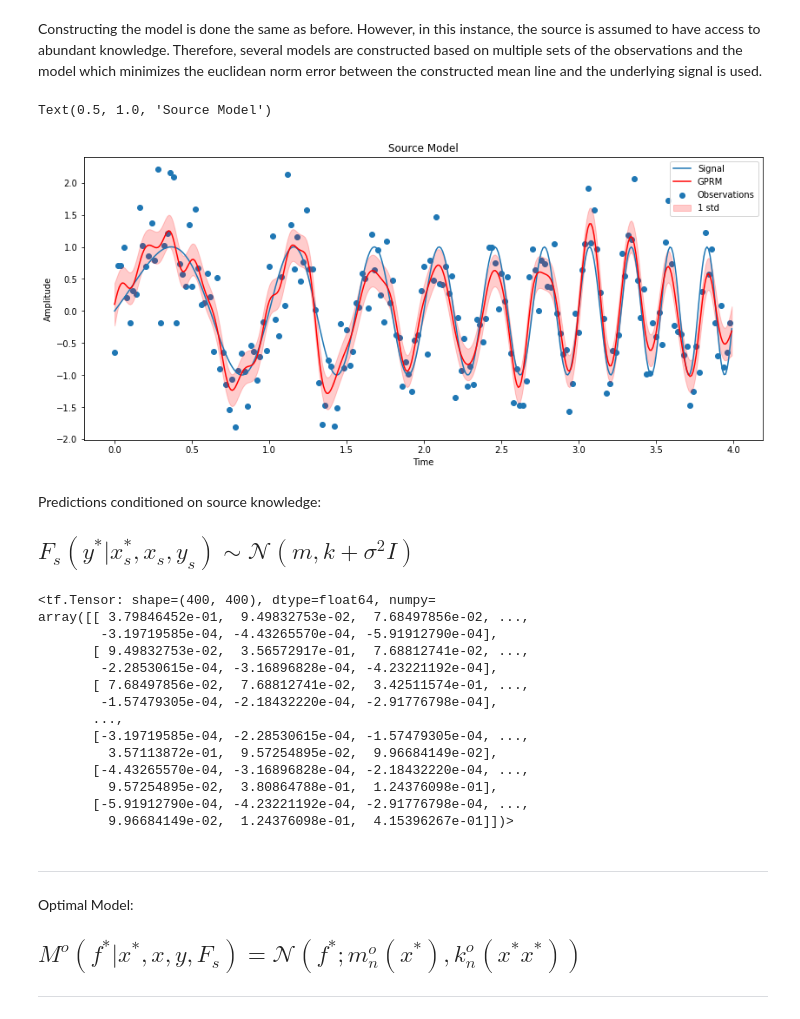
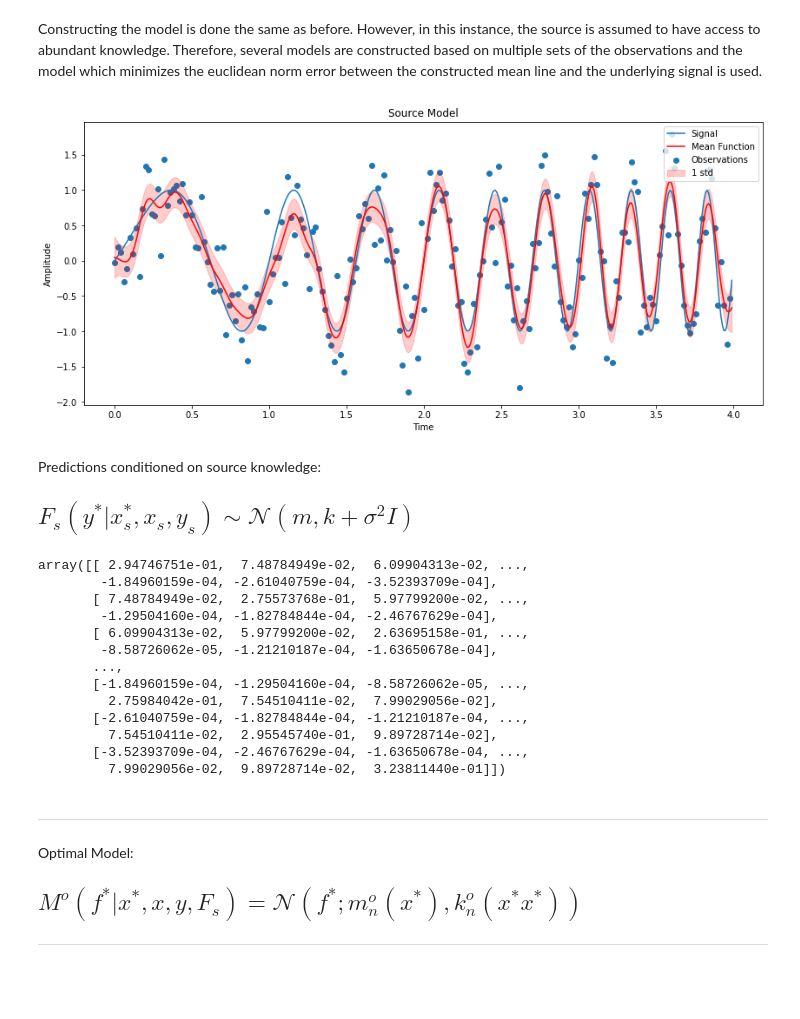
Before and after one commit to nugentsh/Bayesian-TL---GP-Regression, a Jupyter notebook: TL Chirps.ipynb, the cells around one changed output. Saved outputs shown, nothing was run; the diff lists cells and outputs as text; code cells hidden in the pictures; blank space fills up the shorter version.

```diff
--- a/TL Chirps.ipynb
+++ b/TL Chirps.ipynb
@@ -28,28 +30,30 @@ def chirp(x, c, f):
     c_sig = np.sin(2*np.pi*ft*x)
     return c_sig
 # %%
-#Declare the operating conditions
-SNR = 5;
+#Declare the operating conditions for source and target
+SNR_s = 10;
+SNR_t = 8;
 signal_amp = 1;
-Ps = signal_amp**2
-Pn = (Ps*10)**(-SNR/10)
+Ps = (signal_amp**2)/2
+Pn_s = (Ps*10)**(-SNR_s/10)
+Pn_t = (Ps*10)**(-SNR_t/10)
 chirp_rate = 0.5;
-num_points = 200;
+num_points = 200; # for source
 
 #instantiate the observation points of the source
 x_source = (np.arange(0,4,4/num_points)).astype(np.float64)
 x_source = x_source.reshape(len(x_source),1)
 
 #target observation points
-x_target_train = np.arange(0,1,1/50).astype(np.float64)
+x_target_train = np.arange(0,1,1/25).astype(np.float64)
 x_target_train = x_target_train.reshape(len(x_target_train), 1)
 
 
 #y values for training the source and target models
-y_source = chirp(x_source, chirp_rate, 0.5) + (np.random.normal(0, np.sqrt(Pn), len(x_source))).reshape(len(x_source),1)
+y_source = chirp(x_source, chirp_rate, 0.5) + (np.random.normal(0, np.sqrt(Pn_s), len(x_source))).reshape(len(x_source),1)
 y_source = y_source.reshape(len(y_source))
 
-y_target_train = chirp(x_target_train, chirp_rate, 0.5) + (np.random.normal(0,np.sqrt(Pn),len(x_target_train))).reshape(len(x_target_train),1)
+y_target_train = chirp(x_target_train, chirp_rate, 0.5) + (np.random.normal(0,np.sqrt(Pn_t),len(x_target_train))).reshape(len(x_target_train),1)
 y_target_train = y_target_train.reshape(len(y_target_train))
 
 
@@ -372,7 +375,7 @@ mc_norm_error_source_samples = np.zeros([10],dtype = np.float64);
 
 for k in range(10):
 
-    y_source = chirp(x_source, chirp_rate, 0.5) + (np.random.normal(0, np.sqrt(Pn), len(x_source))).reshape(len(x_source),1)
+    y_source = chirp(x_source, chirp_rate, 0.5) + (np.random.normal(0, np.sqrt(Pn_s), len(x_source))).reshape(len(x_source),1)
     y_source = y_source.reshape(len(y_source))
 
 
@@ -413,7 +416,7 @@ for k in range(10):
     # sets of observations
     for n in range(10):
 
-        y_source = chirp(x_source, chirp_rate, 0.5) + (np.random.normal(0, np.sqrt(Pn), len(x_source))).reshape(len(x_source),1)
+        y_source = chirp(x_source, chirp_rate, 0.5) + (np.random.normal(0, np.sqrt(Pn_s), len(x_source))).reshape(len(x_source),1)
         y_source = y_source.reshape(len(y_source))
 
 
@@ -462,20 +465,20 @@ gprm_source = tfd.GaussianProcessRegressionModel(
 
 mean_line_source = gprm_source.mean_fn(index_points)
 # %%
-fig3 = plt.figure(figsize = (14,6))
+fig2 = plt.figure(figsize = (14,6))
 plt.plot(index_points, y_index, label = 'Signal')
-plt.plot(index_points, mean_line_source, label = 'GPRM', c='r')
+plt.plot(index_points, mean_line_source, label = 'Mean Function', c='r')
 plt.scatter(x_source, y_source, label='Observations')
 plt.fill_between(index_points.reshape(-1),mean_line_source + gprm_source.stddev() ,
                  mean_line_source - gprm_source.stddev(), color = 'r', alpha = 0.2, label='1 std')
 
 leg = plt.legend(loc='upper right')
 plt.xlabel('Time')
 plt.ylabel('Amplitude')
 plt.title('Source Model')
+fig2.savefig('SNT.png')
 # %% [output]
-Text(0.5, 1.0, 'Source Model')
-[figure, old version]
+[figure, new version]
 # %% [markdown]
 Predictions conditioned on source knowledge:
 
@@ -495,20 +498,19 @@ covariance_source = np.array(covariance_source)
 # %%
 covariance_source
 # %% [output]
-<tf.Tensor: shape=(400, 400), dtype=float64, numpy=
-array([[ 3.79846452e-01,  9.49832753e-02,  7.68497856e-02, ...,
-        -3.19719585e-04, -4.43265570e-04, -5.91912790e-04],
-       [ 9.49832753e-02,  3.56572917e-01,  7.68812741e-02, ...,
-        -2.28530615e-04, -3.16896828e-04, -4.23221192e-04],
-       [ 7.68497856e-02,  7.68812741e-02,  3.42511574e-01, ...,
-        -1.57479305e-04, -2.18432220e-04, -2.91776798e-04],
+array([[ 2.94746751e-01,  7.48784949e-02,  6.09904313e-02, ...,
+        -1.84960159e-04, -2.61040759e-04, -3.52393709e-04],
+       [ 7.48784949e-02,  2.75573768e-01,  5.97799200e-02, ...,
+        -1.29504160e-04, -1.82784844e-04, -2.46767629e-04],
+       [ 6.09904313e-02,  5.97799200e-02,  2.63695158e-01, ...,
+        -8.58726062e-05, -1.21210187e-04, -1.63650678e-04],
        ...,
-       [-3.19719585e-04, -2.28530615e-04, -1.57479305e-04, ...,
-         3.57113872e-01,  9.57254895e-02,  9.96684149e-02],
-       [-4.43265570e-04, -3.16896828e-04, -2.18432220e-04, ...,
-         9.57254895e-02,  3.80864788e-01,  1.24376098e-01],
-       [-5.91912790e-04, -4.23221192e-04, -2.91776798e-04, ...,
-         9.96684149e-02,  1.24376098e-01,  4.15396267e-01]])>
+       [-1.84960159e-04, -1.29504160e-04, -8.58726062e-05, ...,
+         2.75984042e-01,  7.54510411e-02,  7.99029056e-02],
+       [-2.61040759e-04, -1.82784844e-04, -1.21210187e-04, ...,
+         7.54510411e-02,  2.95545740e-01,  9.89728714e-02],
+       [-3.52393709e-04, -2.46767629e-04, -1.63650678e-04, ...,
+         7.99029056e-02,  9.89728714e-02,  3.23811440e-01]])
 # %% [markdown]
 ---------------------------
 Optimal Model:
```
Also changed, not shown: parts of 28 cells of this notebook, 2 other files.
